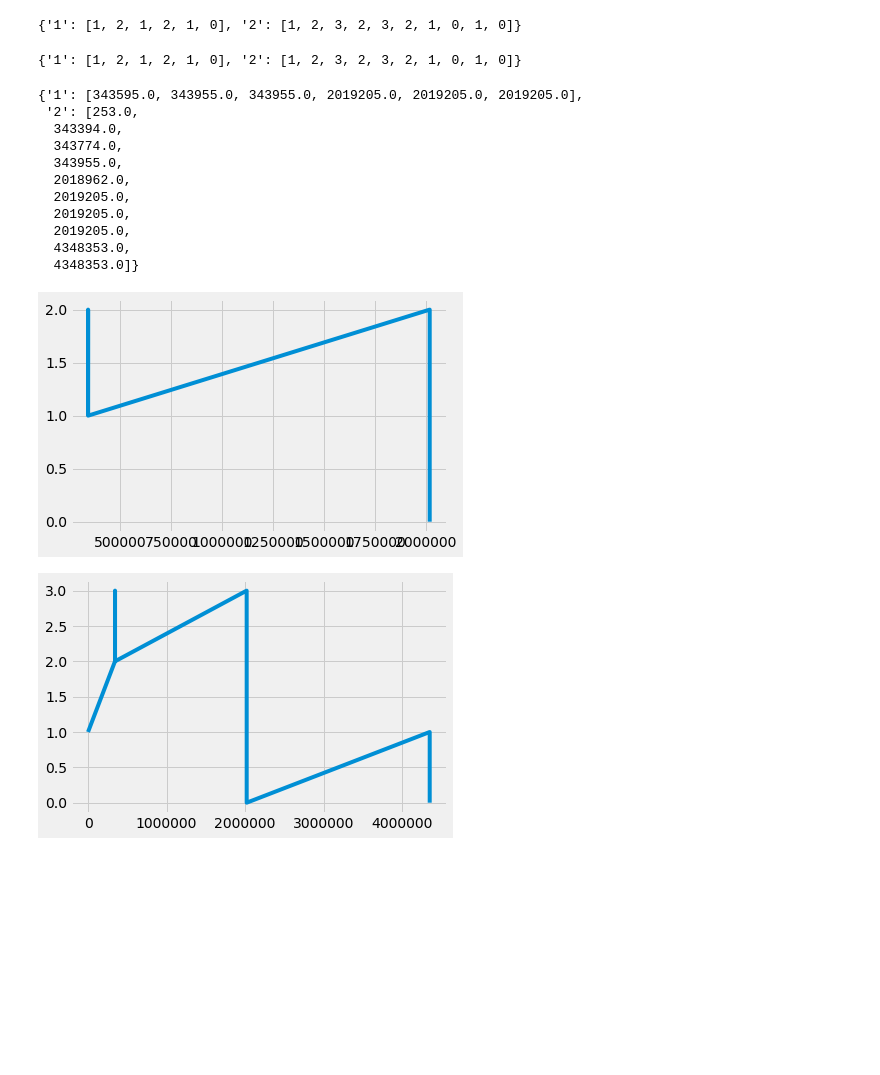
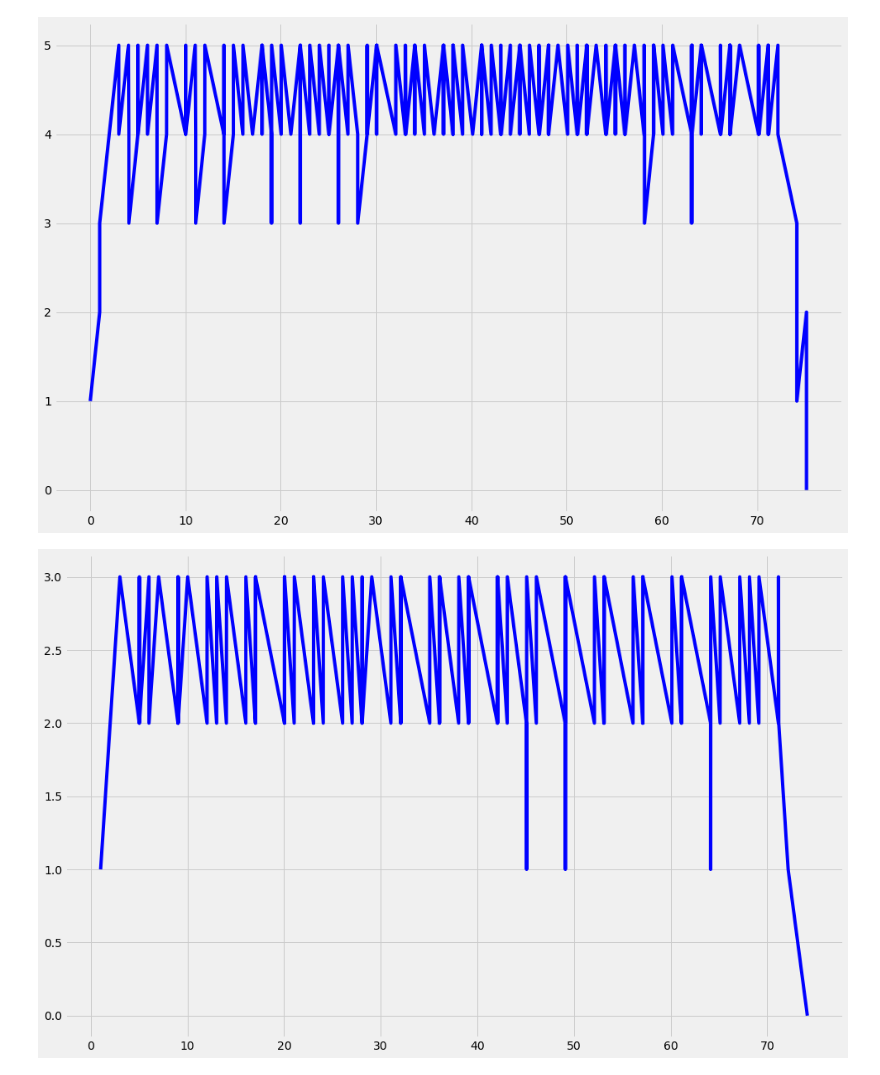
Before and after one commit to Gituser143/YACS, a Jupyter notebook: YACS/src/graphs.ipynb, the cells around one changed output. Cells and saved outputs as stored; diff of their text form; code cells hidden in the pictures; blank space fills up the shorter version.

Commit message:
GRAPHS

```diff
--- a/YACS/src/graphs.ipynb
+++ b/YACS/src/graphs.ipynb
@@ -114,15 +112,7 @@ Task: Mean = 2.142875, Median = 2.033
 def convert(t1, t2):
     duration = t1 - t2
     elapsed = float((duration.days * 86400000 * 1000) + (duration.seconds * 1000 * 1000) + (duration.microseconds))
-    return elapsed
+    return elapsed/(1000*1000)
-# %%
-# Graph for worker, Y-axis num tasks, X-axis is timestamp
-time_range = dict()
-tasks_time_range = dict()
-for worker_id in num_of_tasks:
-    worker = num_of_tasks[worker_id]
-    time_range[worker_id] = [convert_to_sec(worker[i+1][0], worker[i][0]) for i in range(len(worker) - 1)]
-    tasks_time_range[worker_id] = [worker[i][1] for i in range(len(worker) - 1)]
 # %%
 time_stamps = dict()
 task_counts = dict()
@@ -132,14 +122,6 @@ for worker_id in num_of_tasks:
     time_stamps[worker_id] = [i[0] for i in worker]
     task_counts[worker_id] = [i[1] for i in worker]
     task_counts[worker_id] = [sum(task_counts[worker_id][:i]) for i in range(1, len(task_counts[worker_id])+1)]
-# %%
-task_counts
-# %% [output]
-{'1': [1, 2, 1, 2, 1, 0], '2': [1, 2, 3, 2, 3, 2, 1, 0, 1, 0]}
-# %%
-task_counts
-# %% [output]
-{'1': [1, 2, 1, 2, 1, 0], '2': [1, 2, 3, 2, 3, 2, 1, 0, 1, 0]}
 # %%
 base_match = re.match(job_start_pattern, lines[0])
 base = 0
@@ -148,24 +130,11 @@ if base_match:
     base = datetime.datetime.strptime(base, "%Y-%m-%d %H:%M:%S.%f")
 for worker_id in num_of_tasks:
     time_stamps[worker_id] = [convert(i, base) for i in time_stamps[worker_id]]
-# %%
-time_stamps
-# %% [output]
-{'1': [343595.0, 343955.0, 343955.0, 2019205.0, 2019205.0, 2019205.0],
- '2': [253.0,
-  343394.0,
-  343774.0,
-  343955.0,
-  2018962.0,
-  2019205.0,
-  2019205.0,
-  2019205.0,
-  4348353.0,
-  4348353.0]}
 # %%
 for worker_id in num_of_tasks:
-    plt.plot(time_stamps[worker_id], task_counts[worker_id])
+    plt.figure(figsize=(15,10))
+    plt.plot(time_stamps[worker_id], task_counts[worker_id], 'b')
     plt.show()
 # %% [output]
-[figure, old version]
+[figure, new version]
-[figure, old version]
+[figure, new version]
```
Also changed, not shown: parts of 7 cells of this notebook.
